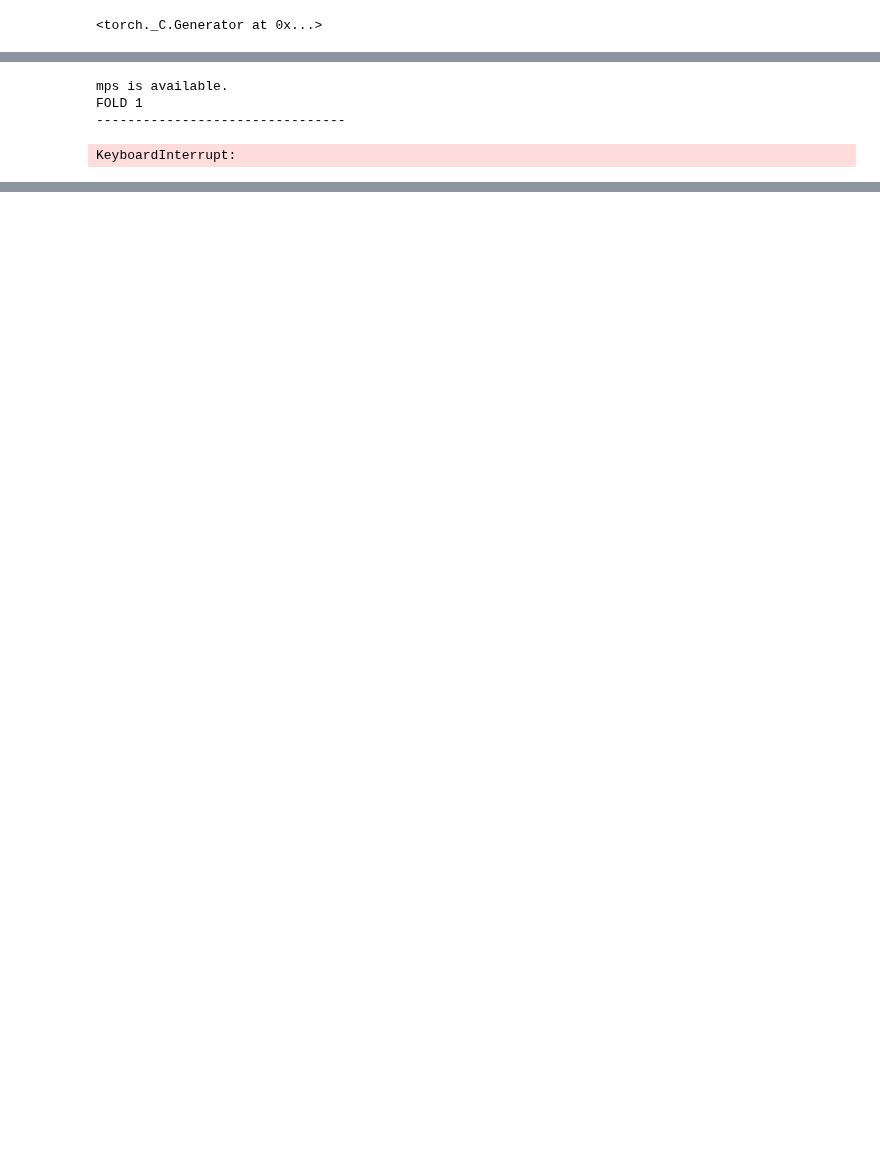
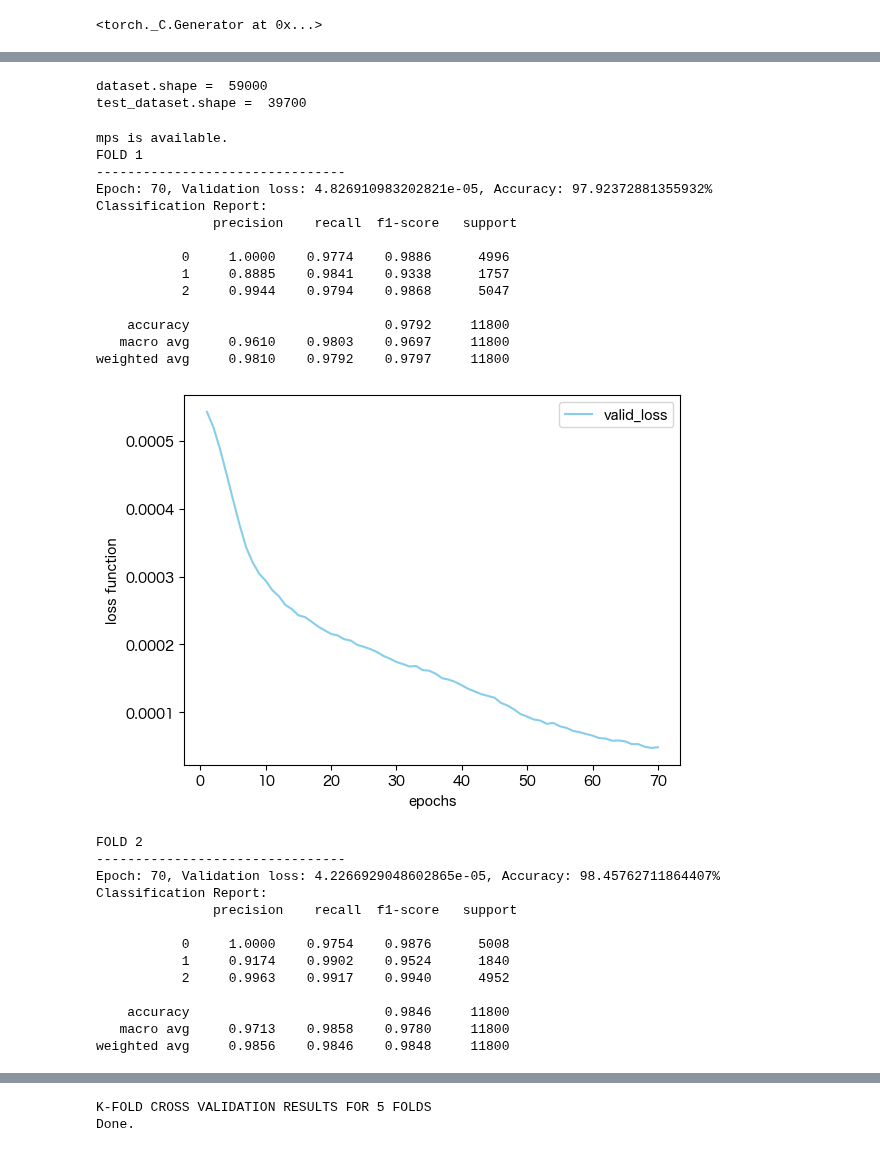
Before and after one commit to tatsuya0926/spin-configuration-learning, a Jupyter notebook: learning/train/train_cnn_Clock_q=6.ipynb, the cells around one changed output, grey strips where cells are left out. Drawn from its saved outputs; the diff is of its cells as text; code cells hidden in the pictures; blank space fills up the shorter version.

```diff
--- a/learning/train/train_cnn_Clock_q=6.ipynb
+++ b/learning/train/train_cnn_Clock_q=6.ipynb
@@ -1,5 +1,8 @@
 # %%
 import numpy as np
+from matplotlib import rcParams
+rcParams['font.family'] = 'sans-serif'
+rcParams['font.sans-serif'] = ['Hiragino Maru Gothic Pro', 'Yu Gothic', 'Meirio', 'Takao', 'IPAexGothic', 'IPAPGothic', 'VL PGothic', 'Noto Sans CJK JP']
 import matplotlib.pyplot as plt
 import torch
 import torch.nn as nn
@@ -18,7 +21,7 @@ torch.manual_seed(3407)
 # %%
 Q = 6
 nconf = 81
-ndata = 990
+ndata = 1000
 L = 64
 T_cr_1 = 0.701 # critical temp for 2d clock
 T_cr_2 = 0.898 # critical temp for 2d clock
@@ -94,3 +80,11 @@ test_dataset.shape =  19723
+# %%
+BATCH_SIZE=2048
+test_loader = DataLoader(test_dataset, batch_size=BATCH_SIZE, shuffle=False)
+print("dataset.shape = ", len(dataset))
+print("test_dataset.shape = ", len(test_dataset))
+# %% [output]
+dataset.shape =  59000
+test_dataset.shape =  39700
 # %%
 class CNNClassifier(nn.Module):
     def __init__(self, target_size):
@@ -100,20 +94,19 @@ class CNNClassifier(nn.Module):
         self.conv3 = nn.Conv2d(128, 96, 3, 1)
         self.dropout1 = nn.Dropout(0.25)
         self.dropout2 = nn.Dropout(0.5)
-        # self.fc1 = nn.Linear(12*12*96, 64)
-        self.fc1 = nn.Linear(14*14*128, 64)
-        self.fc2 = nn.Linear(64, 32)
-        self.fc3 = nn.Linear(32, target_size)
+        self.fc1 = nn.Linear(12*12*96, 64)
+        # self.fc1 = nn.Linear(14*14*128, 96)
+        self.fc2 = nn.Linear(64, 48)
+        self.fc3 = nn.Linear(48, target_size)
         self.relu = nn.ReLU()
 
     def forward(self, x):
         x = self.relu(self.conv1(x))
         x = nn.MaxPool2d(2)(x)
-        x = self.dropout1(x)
+        # x = self.dropout1(x)
         x = self.relu(self.conv2(x))
         x = nn.MaxPool2d(2)(x)
-        x = self.dropout1(x)
-        # x = self.relu(self.conv3(x))
+        x = self.relu(self.conv3(x))
         x = torch.flatten(x, 1)
         x = self.relu(self.fc1(x))
         # x = self.dropout2(x)
@@ -131,8 +124,8 @@ LEARNING_RATE = 0.00001
 target_size = 3
 grad_clip = 0.1
 norm_type = 2
-epochs = 20
-k_folds = 10
+epochs = 70
+k_folds = 5
 kfold = KFold(n_splits=k_folds, shuffle=True)
 
 y1s_mean, y2s_mean, y3s_mean = np.empty(nconf), np.empty(nconf), np.empty(nconf)
@@ -177,47 +170,55 @@ for fold, (train_data, valid_data) in enumerate(kfold.split(dataset)):
             for data, _, target in valid_loader:
                 data, target = data.to(device), target.to(device)
                 output = model(data)
                 valid_loss += criterion(output, target.type(torch.long)).item()
                 pred = output.argmax(dim=1, keepdim=True)
                 correct += pred.eq(target.view_as(pred)).sum().item()
                 prediction += list(pred.cpu().numpy())
                 answer += list(target.cpu().numpy())
-            answer_test, prediction_test, temps = [], [], []
-            for data, temp, target in test_loader:
-                data = data.to(device)
-                output = model(data)
-                pred = output.argmax(dim=1, keepdim=False)
-                prediction_test += list(pred.cpu().numpy())
-                answer_test += list(target.cpu().numpy())
-                temps += list(temp.cpu().numpy())
 
         valid_loss /= len(valid_loader.sampler.indices)
         accuracy = 100 * correct / len(valid_loader.sampler.indices)
 
         vaild_loss_list.append(valid_loss)
         accuracy_list.append(accuracy)
         if epoch == epochs - 1:
             print(f'Epoch: {epoch+1}, Validation loss: {valid_loss}, Accuracy: {accuracy}%')
             print("Classification Report:\n", classification_report(answer, prediction, digits=4))
-    xs, y1s, y2s, y3s = inference(len(test_dataset), temps, prediction_test, target_size)
-    y1s_mean += y1s
-    y2s_mean += y2s
-    y3s_mean += y3s
     plt.xlabel('epochs')
     plt.ylabel('loss function')
     # plt.plot(np.arange(1, epochs+1), train_loss_list, label="train_loss", color="orange")
     plt.plot(np.arange(1, epochs+1), vaild_loss_list,
              label="valid_loss", color="skyblue")
     plt.legend()
     plt.show()
-y1s_mean /= k_folds
-y2s_mean /= k_folds
-y3s_mean /= k_folds
 print(f'K-FOLD CROSS VALIDATION RESULTS FOR {k_folds} FOLDS')
 print("Done.")
-# torch.save(model, "../models/2d_Clock_q=6_model_classifier_nor.pth")
 # %% [output]
 mps is available.
 FOLD 1
 --------------------------------
+Epoch: 70, Validation loss: 4.826910983202821e-05, Accuracy: 97.92372881355932%
+Classification Report:
+               precision    recall  f1-score   support
+
+           0     1.0000    0.9774    0.9886      4996
+           1     0.8885    0.9841    0.9338      1757
+           2     0.9944    0.9794    0.9868      5047
+
+    accuracy                         0.9792     11800
+   macro avg     0.9610    0.9803    0.9697     11800
+weighted avg     0.9810    0.9792    0.9797     11800
+[figure, added]
-KeyboardInterrupt:
+FOLD 2
+--------------------------------
+Epoch: 70, Validation loss: 4.2266929048602865e-05, Accuracy: 98.45762711864407%
+Classification Report:
+               precision    recall  f1-score   support
+
+           0     1.0000    0.9754    0.9876      5008
+           1     0.9174    0.9902    0.9524      1840
+           2     0.9963    0.9917    0.9940      4952
+
+    accuracy                         0.9846     11800
+   macro avg     0.9713    0.9858    0.9780     11800
+weighted avg     0.9856    0.9846    0.9848     11800
@@ -223,0 +268,2 @@ KeyboardInterrupt:
+K-FOLD CROSS VALIDATION RESULTS FOR 5 FOLDS
+Done.
```
Also changed, not shown: parts of 9 cells of this notebook, 9 other files.
